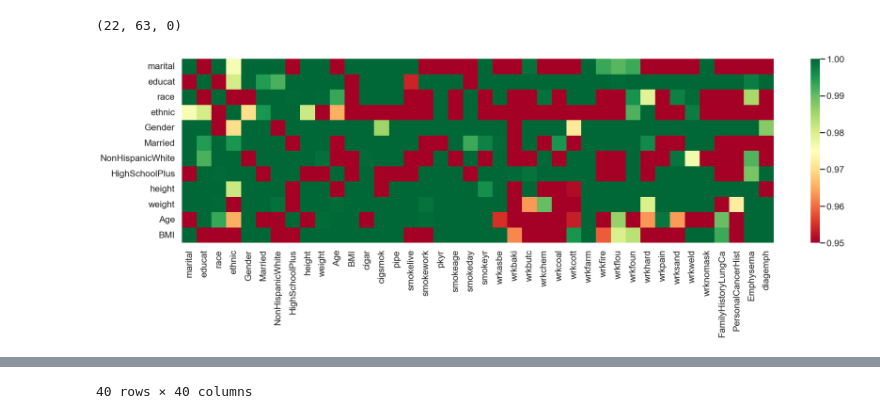
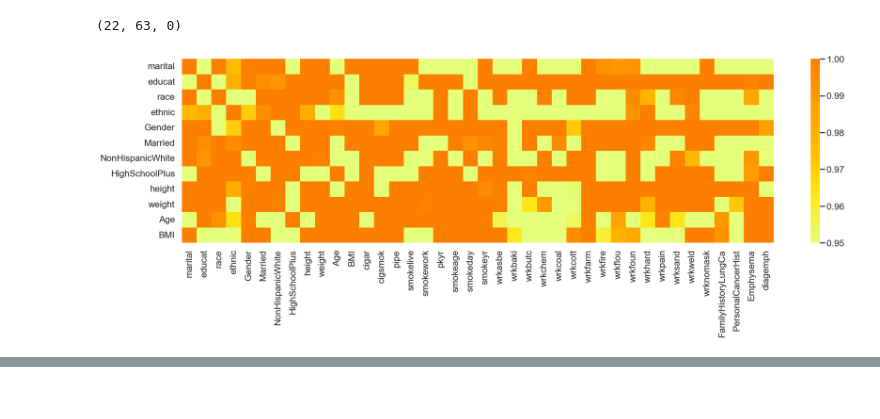
Before and after one commit to DIAGNijmegen/bodyct-lung-malignancy-fairness, a Jupyter notebook: nlst/nlst_demo_links.ipynb, the cells around one changed output, grey strips where cells are left out. Cells and saved outputs as stored; diff of their text form; code cells hidden in the pictures.

```diff
--- a/nlst/nlst_demo_links.ipynb
+++ b/nlst/nlst_demo_links.ipynb
@@ -197,6 +197,6 @@ def pval_corr_callable(arr1, arr2):
     df = pd.DataFrame({"var1": arr1, 'var2': arr2})
     return pval_corr_value(df, "var1", "var2", debug=False)
 # %%
-utils.corrmat(kiran_data, corr_rows, corr_cols, method=pval_corr_callable, vmin=0.95, vmax=1)
+_ = utils.corrmat(kiran_data, corr_rows, corr_cols, method=pval_corr_callable, vmin=0.95, vmax=1, cmap='Wistia')
 # %% [output]
-[figure, old version]
+[figure, new version]
@@ -220 +202,0 @@ utils.corrmat(kiran_data, corr_rows, corr_cols, method=pval_corr_callable, vmin=
-40 rows × 40 columns
```
Also changed, not shown: parts of 6 cells of this notebook, 2 other files.
